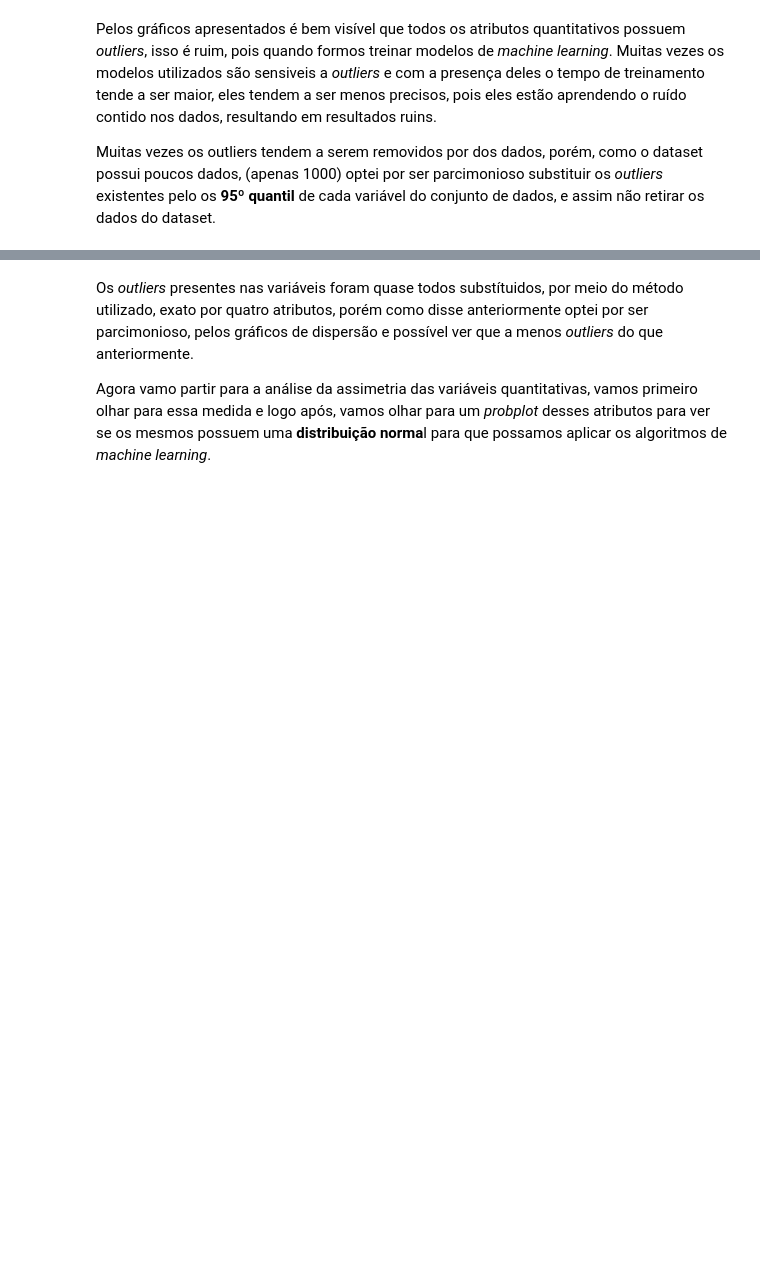
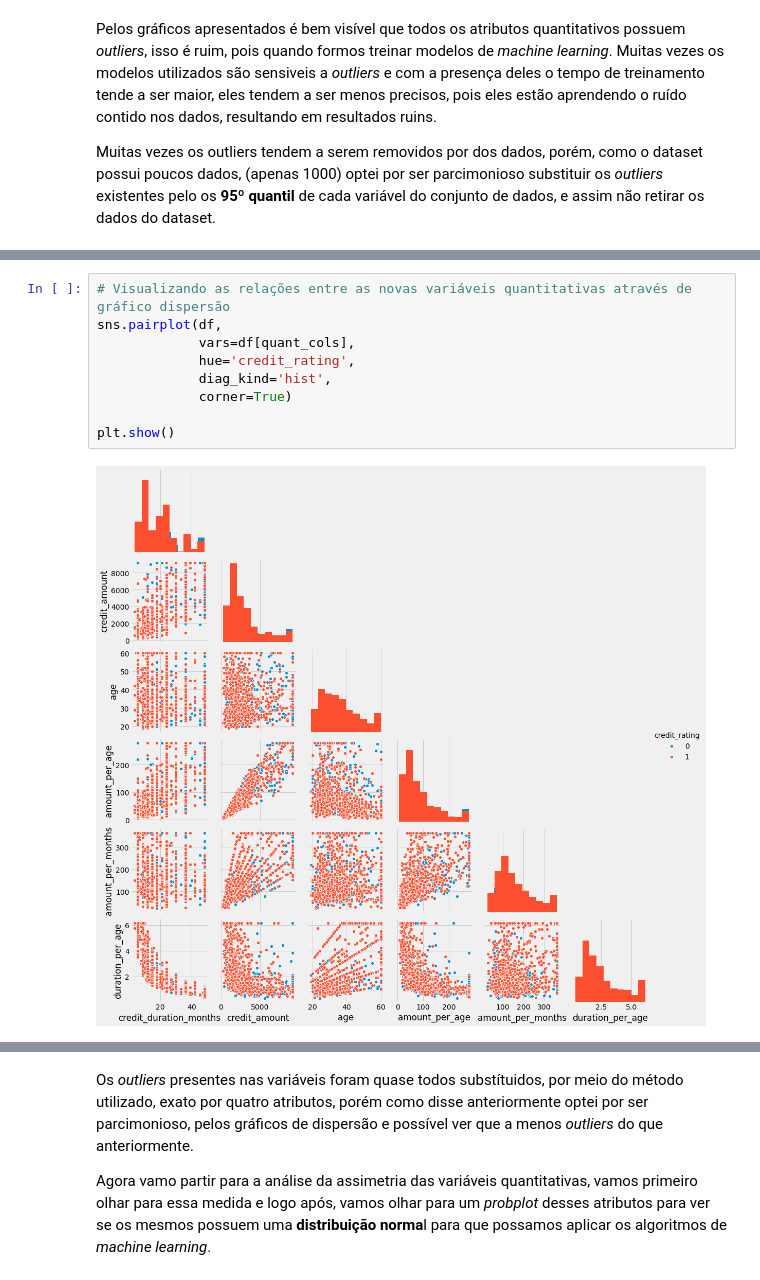
Before and after one commit to bobcastaldeli/Credit-Risk-Analysis, a Jupyter notebook: Credit_Risk_Analysis.ipynb, the cells around one changed output, grey strips where cells are left out. Drawn from its saved outputs; the diff is of its cells as text; blank space fills up the shorter version.

```diff
--- a/Credit_Risk_Analysis.ipynb
+++ b/Credit_Risk_Analysis.ipynb
@@ -452,0 +459,11 @@ plt.show()
+# %%
+# Visualizando as relações entre as novas variáveis quantitativas através de gráfico dispersão
+sns.pairplot(df,
+             vars=df[quant_cols],
+             hue='credit_rating',
+             diag_kind='hist',
+             corner=True)
+
+plt.show()
+# %% [output]
+[figure, added]
```
Also changed, not shown: parts of 8 cells of this notebook.
